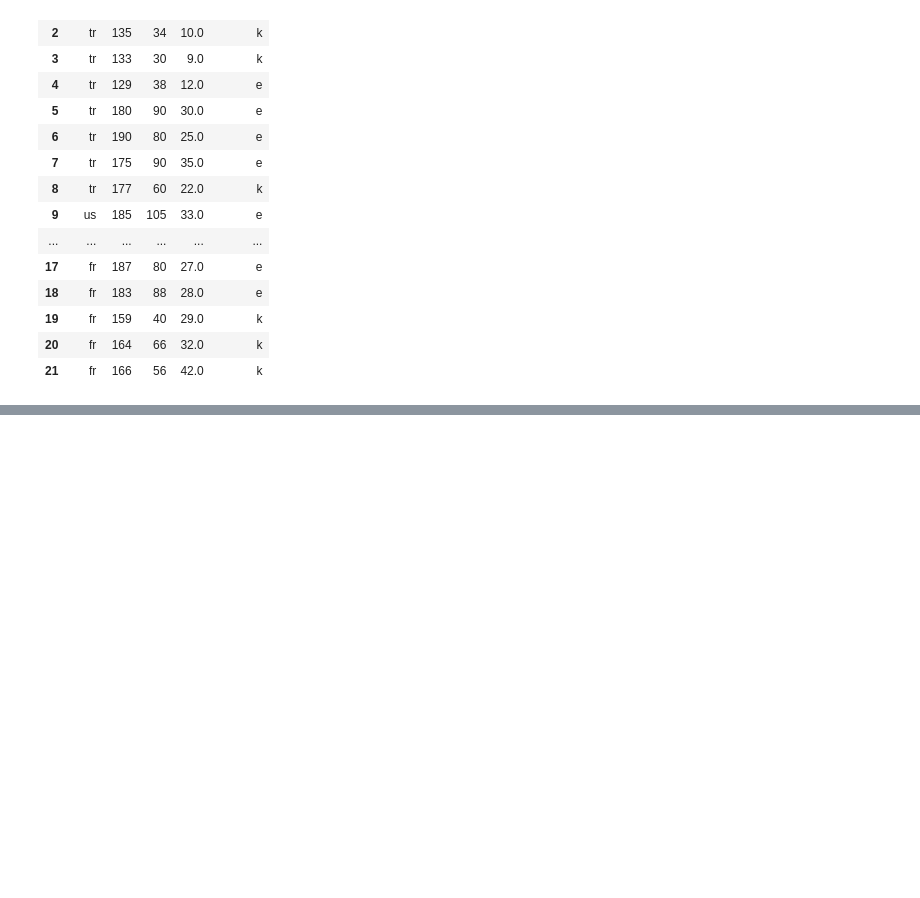
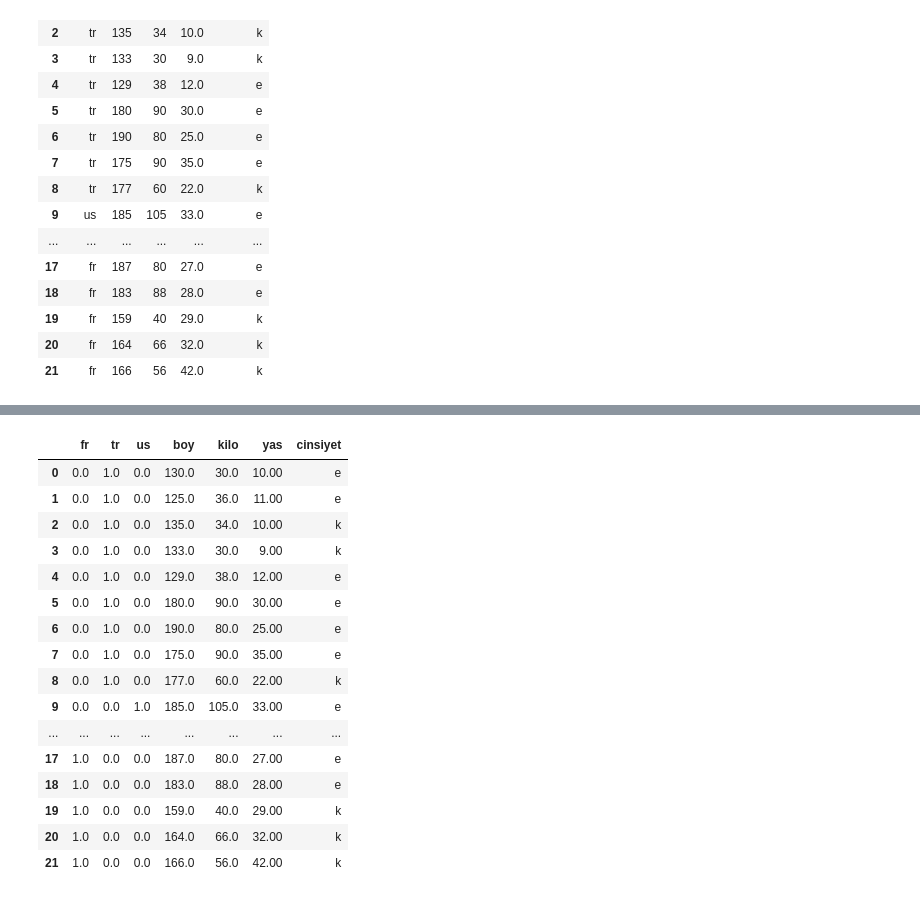
Before and after one commit to arifaygun/ML_Calisma_Notebooklari, a Jupyter notebook: Pythonla_Makine_Ogrenmesi.ipynb, the cells around one changed output, grey strips where cells are left out. Drawn from its saved outputs; the diff is of its cells as text; code cells hidden in the pictures; blank space fills up the shorter version.

```diff
--- a/Pythonla_Makine_Ogrenmesi.ipynb
+++ b/Pythonla_Makine_Ogrenmesi.ipynb
@@ -156,0 +304,3 @@ eksikveriler
+# %%
+sonuc2 = pd.DataFrame(data=yas, index=range(22), columns=['boy', 'kilo', 'yas'])
+sonuc2
@@ -156,0 +325,3 @@ eksikveriler
+# %%
+cinsiyet = veriler.iloc[:,-1].values
+cinsiyet
@@ -156,0 +331,3 @@ eksikveriler
+# %%
+sonuc3 = pd.DataFrame(data=cinsiyet, index=range(22), columns= ['cinsiyet'])
+sonuc3
@@ -156,0 +352,3 @@ eksikveriler
+# %%
+s = pd.concat([sonuc, sonuc2], axis=1)
+s
@@ -156,0 +373,21 @@ eksikveriler
+# %%
+s2 = pd.concat([s,sonuc3], axis=1)
+s2
+# %% [output]
+|  | fr | tr | us | boy | kilo | yas | cinsiyet |
+| 0 | 0.0 | 1.0 | 0.0 | 130.0 | 30.0 | 10.00 | e |
+| 1 | 0.0 | 1.0 | 0.0 | 125.0 | 36.0 | 11.00 | e |
+| 2 | 0.0 | 1.0 | 0.0 | 135.0 | 34.0 | 10.00 | k |
+| 3 | 0.0 | 1.0 | 0.0 | 133.0 | 30.0 | 9.00 | k |
+| 4 | 0.0 | 1.0 | 0.0 | 129.0 | 38.0 | 12.00 | e |
+| 5 | 0.0 | 1.0 | 0.0 | 180.0 | 90.0 | 30.00 | e |
+| 6 | 0.0 | 1.0 | 0.0 | 190.0 | 80.0 | 25.00 | e |
+| 7 | 0.0 | 1.0 | 0.0 | 175.0 | 90.0 | 35.00 | e |
+| 8 | 0.0 | 1.0 | 0.0 | 177.0 | 60.0 | 22.00 | k |
+| 9 | 0.0 | 0.0 | 1.0 | 185.0 | 105.0 | 33.00 | e |
+| ... | ... | ... | ... | ... | ... | ... | ... |
+| 17 | 1.0 | 0.0 | 0.0 | 187.0 | 80.0 | 27.00 | e |
+| 18 | 1.0 | 0.0 | 0.0 | 183.0 | 88.0 | 28.00 | e |
+| 19 | 1.0 | 0.0 | 0.0 | 159.0 | 40.0 | 29.00 | k |
+| 20 | 1.0 | 0.0 | 0.0 | 164.0 | 66.0 | 32.00 | k |
+| 21 | 1.0 | 0.0 | 0.0 | 166.0 | 56.0 | 42.00 | k |
```
Also changed, not shown: parts of 19 cells of this notebook.
